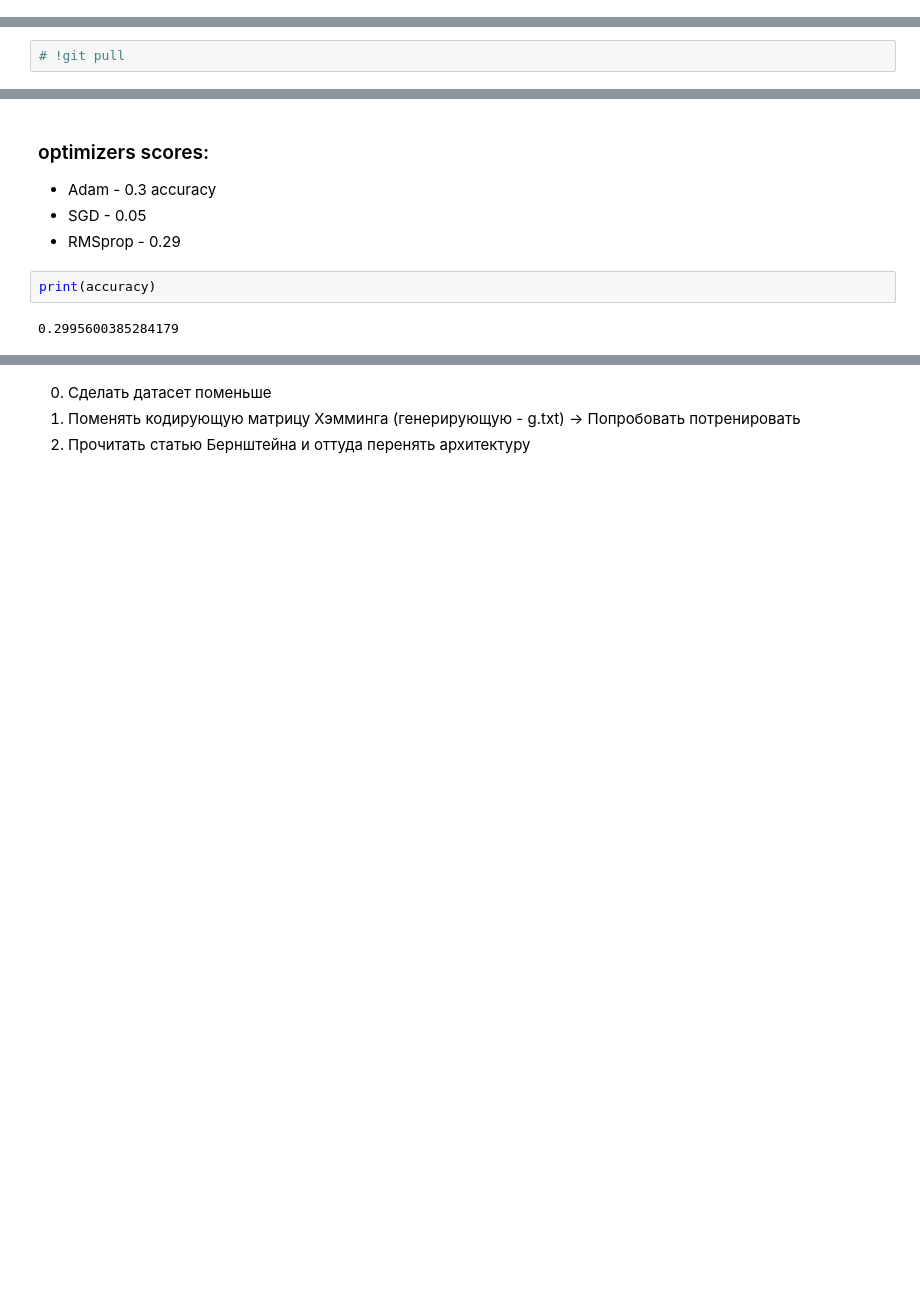
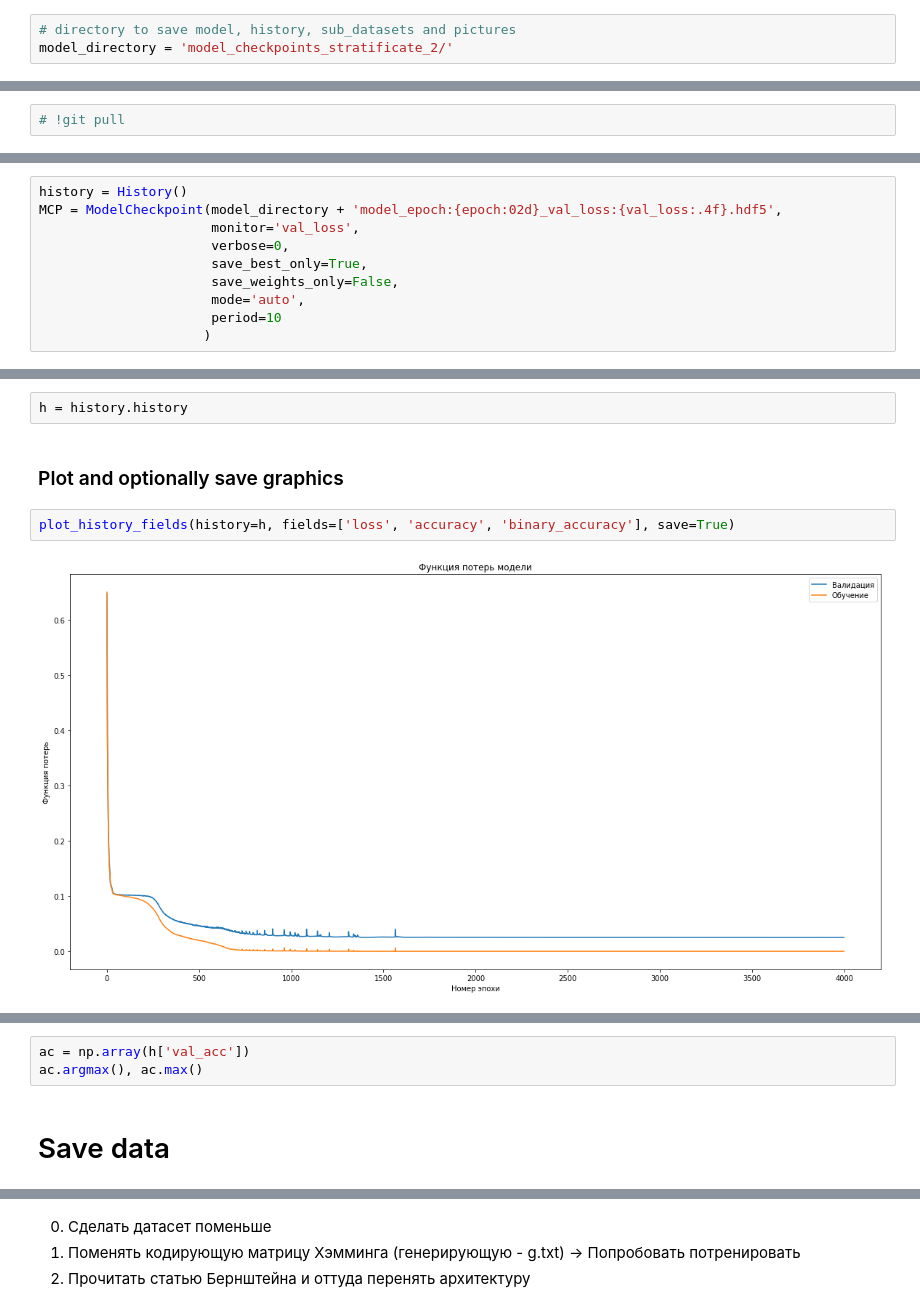
Before and after one commit to aae2609/Hamming, a Jupyter notebook: hamming-codes.ipynb, the cells around one changed output, grey strips where cells are left out. Saved outputs shown, nothing was run; the diff lists cells and outputs as text; blank space fills up the shorter version.

Commit message:
update: code to load history & pictures creating

```diff
--- a/hamming-codes.ipynb
+++ b/hamming-codes.ipynb
@@ -52,0 +59,3 @@ drive           model_lib.py         visualisation.ipynb
+# %%
+# directory to save model, history, sub_datasets and pictures
+model_directory = 'model_checkpoints_stratificate_2/'
@@ -310,0 +244,10 @@ def binary_accuracy(y, y_pred):
+# %%
+history = History()
+MCP = ModelCheckpoint(model_directory + 'model_epoch:{epoch:02d}_val_loss:{val_loss:.4f}.hdf5',
+                      monitor='val_loss',
+                      verbose=0,
+                      save_best_only=True,
+                      save_weights_only=False,
+                      mode='auto',
+                      period=10
+                     )
@@ -316,9 +334,8 @@ print(accuracy)
-# %% [markdown]
-### optimizers scores:
-- Adam - 0.3 accuracy
-- SGD - 0.05
-- RMSprop - 0.29
-# %%
-print(accuracy)
-# %% [output]
-0.2995600385284179
+# %%
+h = history.history
+# %% [markdown]
+### Plot and optionally save graphics
+# %%
+plot_history_fields(history=h, fields=['loss', 'accuracy', 'binary_accuracy'], save=True)
+# %% [output]
+[figure, added]
@@ -324,0 +344,5 @@ print(accuracy)
+# %%
+ac = np.array(h['val_acc'])
+ac.argmax(), ac.max()
+# %% [markdown]
+# Save data
```
Also changed, not shown: parts of 73 cells of this notebook.
